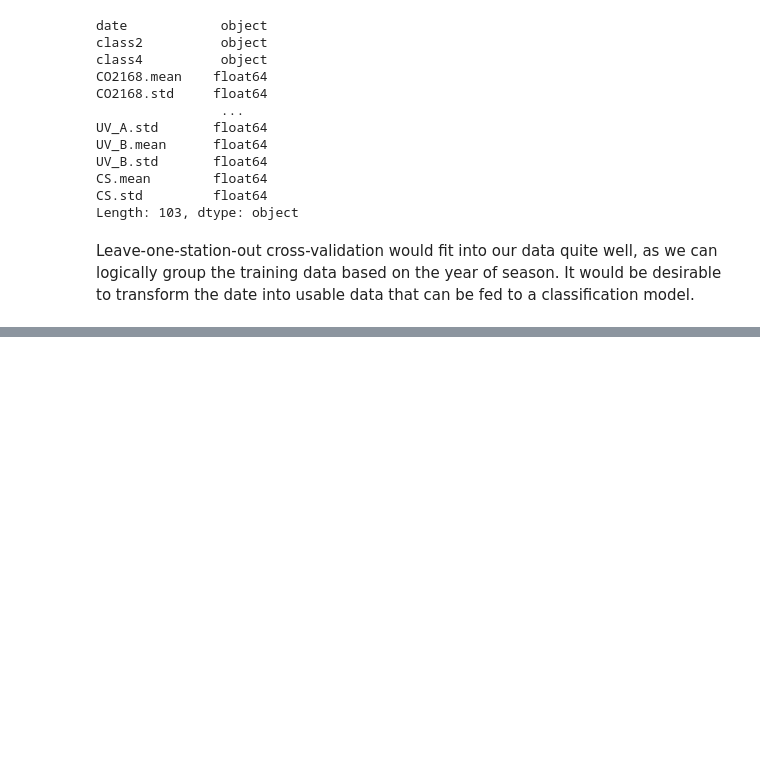
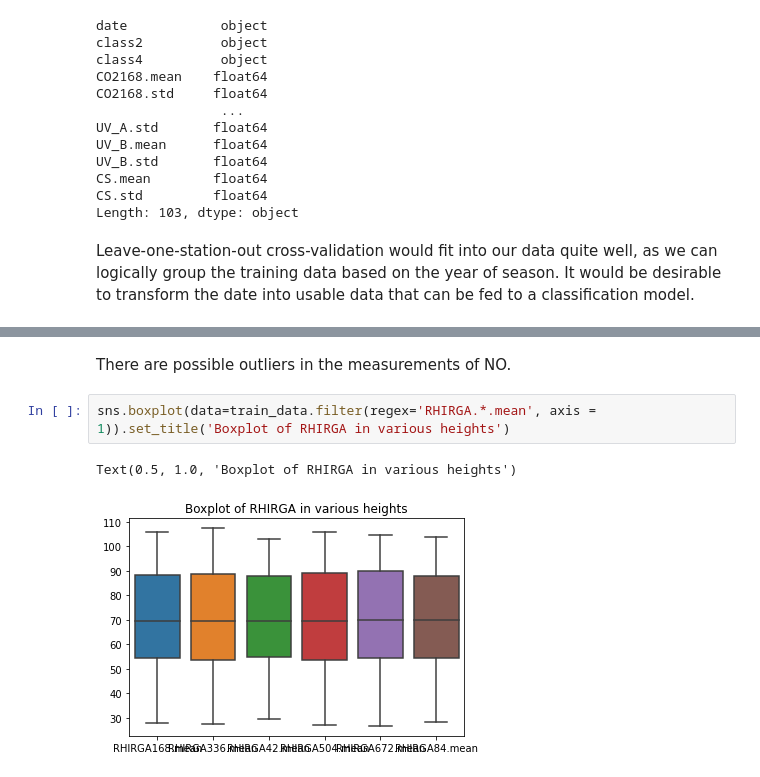
Before and after one commit to smaikkeli/MachineLearningProject, a Jupyter notebook: EDA/exploration.ipynb, the cells around one changed output, grey strips where cells are left out. Drawn from its saved outputs; the diff is of its cells as text; blank space fills up the shorter version.

```diff
--- a/EDA/exploration.ipynb
+++ b/EDA/exploration.ipynb
@@ -80,0 +114,7 @@ sns.heatmap(train_data.filter(like = '.mean', axis = 1).corr())
+# %% [markdown]
+There are possible outliers in the measurements of NO.
+# %%
+sns.boxplot(data=train_data.filter(regex='RHIRGA.*.mean', axis = 1)).set_title('Boxplot of RHIRGA in various heights')
+# %% [output]
+Text(0.5, 1.0, 'Boxplot of RHIRGA in various heights')
+[figure, added]
```
Also changed, not shown: parts of 17 cells of this notebook.
